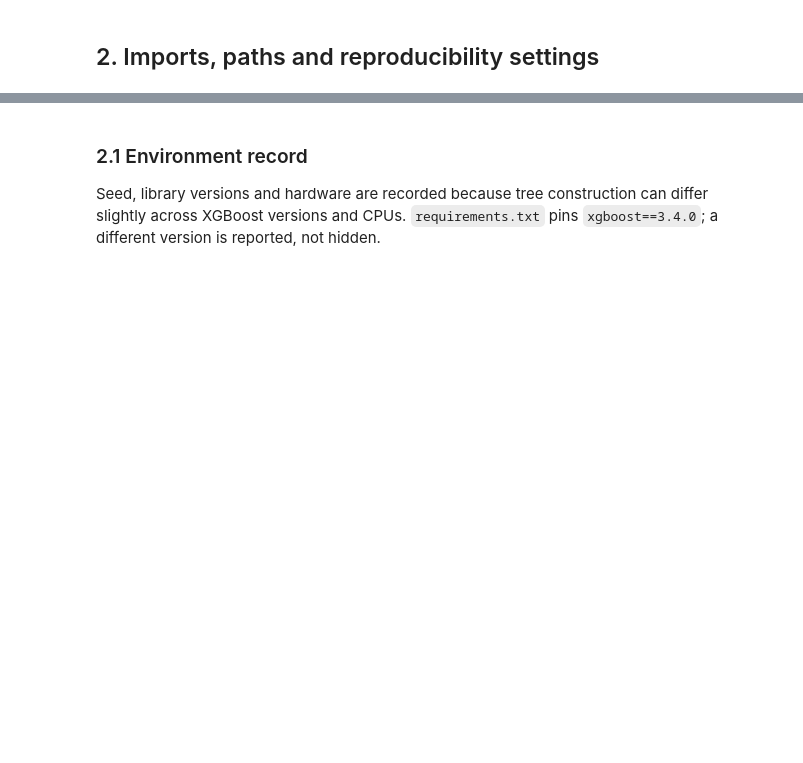
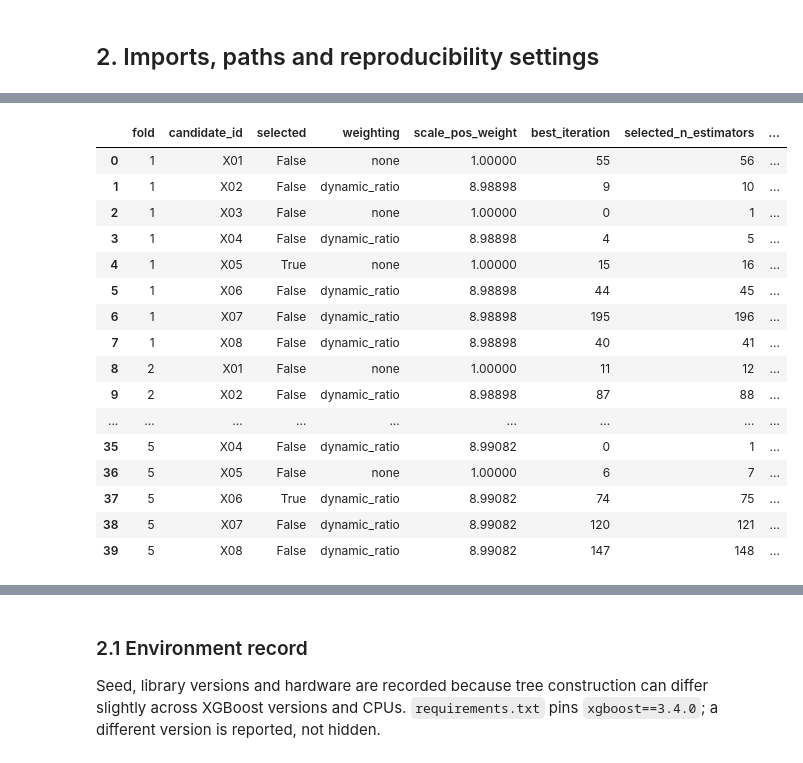
Before and after one commit to Sankalpa-KMCP/Employee_Resignation_Prediction, a Jupyter notebook: notebooks/team_contributions/models/member_3_xgboost/07_m3_xgboost.ipynb, the cells around one changed output, grey strips where cells are left out. Drawn from its saved outputs; the diff is of its cells as text; code cells hidden in the pictures; blank space fills up the shorter version.

```diff
--- a/notebooks/team_contributions/models/member_3_xgboost/07_m3_xgboost.ipynb
+++ b/notebooks/team_contributions/models/member_3_xgboost/07_m3_xgboost.ipynb
@@ -85,7 +85,12 @@ DATA_PATH = PROJECT_ROOT / "data" / "raw" / "Extended_Employee_Performance_and_P
 SPLIT_PATH = PROJECT_ROOT / "data" / "processed" / "split_registry.csv"
 FEATURE_CONTRACT_PATH = PROJECT_ROOT / "configs" / "feature_contract.yaml"
 BASELINE_DIR = PROJECT_ROOT / "results" / "baselines"
-RESULTS_DIR = PROJECT_ROOT / "results" / "models" / "xgboost"
+from src.models.experiment_outputs import create_run_directory
+
+RUN_XGBOOST_TRAINING = False
+CANONICAL_RESULTS_DIR = PROJECT_ROOT / "results/models/xgboost"
+RESULTS_DIR = create_run_directory(PROJECT_ROOT, "xgboost") if RUN_XGBOOST_TRAINING else CANONICAL_RESULTS_DIR
+MODELS_DIR = RESULTS_DIR / "model"
 
 EXPECTED_SHA256 = "2b1e07caf58e7678a780d428c1a8893a95d9c4a556134fd8e7368db5ed596cdb"
 # Frozen split registry (LF-normalized SHA-256). Same value recorded by the completed
@@ -98,0 +110,56 @@ Project root: D:\user\Desktop\AIML projects\xgboost_refactor_ready
+# %%
+if not RUN_XGBOOST_TRAINING:
+    from src.evaluation.inputs import load_saved_model_evidence
+    from src.evaluation.metrics import calculate_binary_metrics
+    from IPython.display import Image, Markdown
+    saved_oof, saved_folds, saved_summary = load_saved_model_evidence(
+        PROJECT_ROOT, 'XGBoost', CANONICAL_RESULTS_DIR,
+        summary_file='summary_metrics.json',
+    )
+    saved_pooled = calculate_binary_metrics(saved_oof.y_true, saved_oof.y_probability)
+    display(pd.DataFrame([saved_pooled]))
+    display(saved_folds)
+    print('Recorded outer-fold selection')
+    display(pd.read_csv(CANONICAL_RESULTS_DIR / 'fold_selection.csv'))
+    print('Recorded inner candidate comparison')
+    display(pd.read_csv(CANONICAL_RESULTS_DIR / 'candidate_selection.csv'))
+    print('Recorded preprocessing comparison: P1 primary; P2/P3 sensitivity')
+    display(pd.read_csv(CANONICAL_RESULTS_DIR / 'preprocessing_comparison.csv'))
+    print('Recorded paired weighting comparison')
+    display(pd.read_csv(CANONICAL_RESULTS_DIR / 'weighting_paired_comparison.csv'))
+    print('Recorded tree-count diagnostic')
+    display(pd.read_csv(CANONICAL_RESULTS_DIR / 'tree_count_diagnostic.csv'))
+    print('Recorded legacy reproduction')
+    display(pd.read_csv(CANONICAL_RESULTS_DIR / 'legacy_reproduction.csv'))
+    print('Recorded runtime')
+    display(pd.read_csv(CANONICAL_RESULTS_DIR / 'runtime_efficiency.csv'))
+    display(Markdown(
+        f"**Recorded development conclusion:** pooled AP {saved_pooled['average_precision']:.6f} "
+        f"versus prevalence {saved_oof.y_true.mean():.6f}, ROC-AUC {saved_pooled['roc_auc']:.6f}, "
+        f"Brier {saved_pooled['brier_score']:.6f}. Discrimination remains near no-skill. "
+        "Pooled AP is the primary group ranking metric; mean fold AP describes stability. "
+        "Threshold and importance diagnostics are descriptive, and the formal holdout is excluded."
+    ))
+    for filename in ['figure_01_xgboost_feature_importance.png', 'figure_02_xgboost_pr_curve.png', 'figure_03_xgboost_confusion_matrix.png', 'figure_04_xgboost_oof_probability_distribution.png', 'figure_05_xgboost_preprocessing_comparison.png', 'figure_06_xgboost_tree_count_policy.png']:
+        image_path = CANONICAL_RESULTS_DIR / filename
+        if image_path.is_file():
+            display(Image(filename=str(image_path)))
+        else:
+            print(f"Recorded figure unavailable in this checkout: {filename}")
+    from src.evaluation.inputs import load_development_data
+    source, split = load_development_data(PROJECT_ROOT, usecols=[])
+    for variant in ("P2_native_categorical", "P3_onehot_no_salary"):
+        variant_oof = pd.read_csv(CANONICAL_RESULTS_DIR / 'preprocessing_variants' / variant / "oof_predictions.csv")
+        validate_oof_predictions(variant_oof, split, source_data=source, expected_model_name="XGBoost")
+    recorded_inventory = pd.read_csv(CANONICAL_RESULTS_DIR / "output_manifest.csv")
+    for row in recorded_inventory.itertuples():
+        path = PROJECT_ROOT / row.artifact
+        if not path.is_file() or hashlib.sha256(path.read_bytes()).hexdigest() != row.sha256:
+            raise ValueError(f"Saved XGBoost artifact missing or checksum mismatch: {row.artifact}")
+    display(recorded_inventory)
+    display(pd.DataFrame([saved_summary["label_shuffle_reference"]]))
+    print("Recorded fold model reload check:", saved_summary.get("models_trained"),
+          "(model files are not reloaded during saved review).")
+
+    print("Saved evidence validated. No training, serialization or exports performed.")
+# %% [output]
@@ -98,0 +183,17 @@ Project root: D:\user\Desktop\AIML projects\xgboost_refactor_ready
+|  | fold | candidate_id | selected | weighting | scale_pos_weight | best_iteration | selected_n_estimators | ... |
+| 0 | 1 | X01 | False | none | 1.00000 | 55 | 56 | ... |
+| 1 | 1 | X02 | False | dynamic_ratio | 8.98898 | 9 | 10 | ... |
+| 2 | 1 | X03 | False | none | 1.00000 | 0 | 1 | ... |
+| 3 | 1 | X04 | False | dynamic_ratio | 8.98898 | 4 | 5 | ... |
+| 4 | 1 | X05 | True | none | 1.00000 | 15 | 16 | ... |
+| 5 | 1 | X06 | False | dynamic_ratio | 8.98898 | 44 | 45 | ... |
+| 6 | 1 | X07 | False | dynamic_ratio | 8.98898 | 195 | 196 | ... |
+| 7 | 1 | X08 | False | dynamic_ratio | 8.98898 | 40 | 41 | ... |
+| 8 | 2 | X01 | False | none | 1.00000 | 11 | 12 | ... |
+| 9 | 2 | X02 | False | dynamic_ratio | 8.98898 | 87 | 88 | ... |
+| ... | ... | ... | ... | ... | ... | ... | ... | ... |
+| 35 | 5 | X04 | False | dynamic_ratio | 8.99082 | 0 | 1 | ... |
+| 36 | 5 | X05 | False | none | 1.00000 | 6 | 7 | ... |
+| 37 | 5 | X06 | True | dynamic_ratio | 8.99082 | 74 | 75 | ... |
+| 38 | 5 | X07 | False | dynamic_ratio | 8.99082 | 120 | 121 | ... |
+| 39 | 5 | X08 | False | dynamic_ratio | 8.99082 | 147 | 148 | ... |
```
Also changed, not shown: parts of 38 cells of this notebook, 8 other files.
